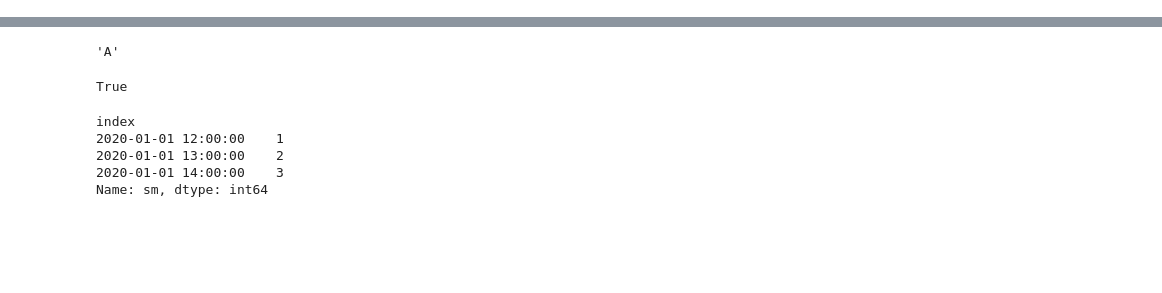
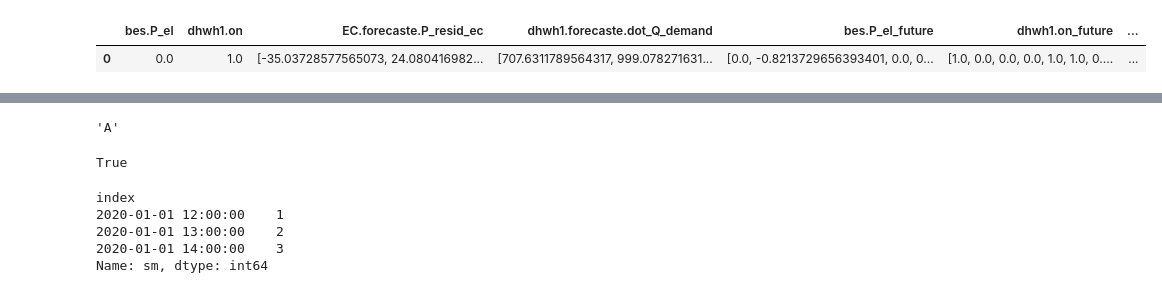
Before and after one commit to erc-fhv/FlECs-Framework, a Jupyter notebook: .experiments/controller_experiments.ipynb, the cells around one changed output, grey strips where cells are left out. Cells and saved outputs as stored; diff of their text form; code cells hidden in the pictures; blank space fills up the shorter version.

```diff
--- a/.experiments/controller_experiments.ipynb
+++ b/.experiments/controller_experiments.ipynb
@@ -453,0 +106,5 @@ SyntaxError: invalid syntax (2732843293.py, line 1)
+# %%
+df
+# %% [output]
+|  | bes.P_el | dhwh1.on | EC.forecaste.P_resid_ec | dhwh1.forecaste.dot_Q_demand | bes.P_el_future | dhwh1.on_future | ... |
+| 0 | 0.0 | 1.0 | [-35.03728577565073, 24.080416982... | [707.6311789564317, 999.078271631... | [0.0, -0.8213729656393401, 0.0, 0... | [1.0, 0.0, 0.0, 0.0, 1.0, 1.0, 0.... | ... |
```
Also changed, not shown: parts of 22 cells of this notebook, 9 other files.
